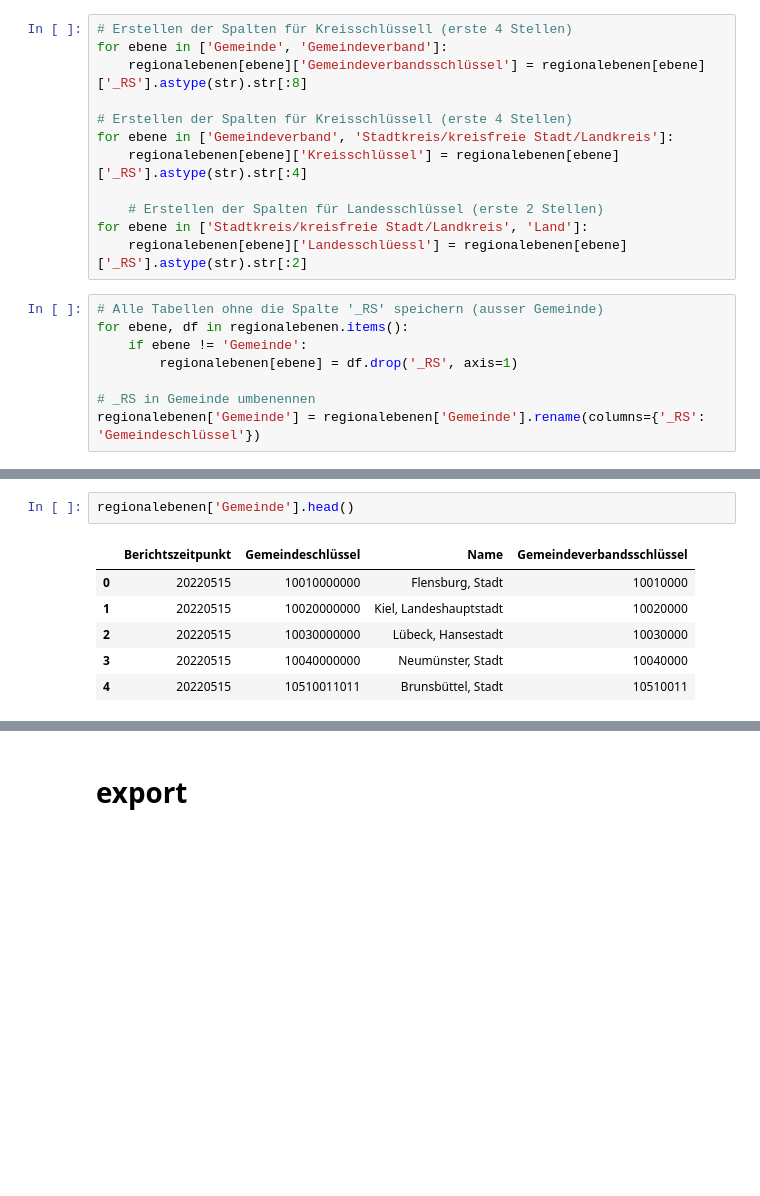
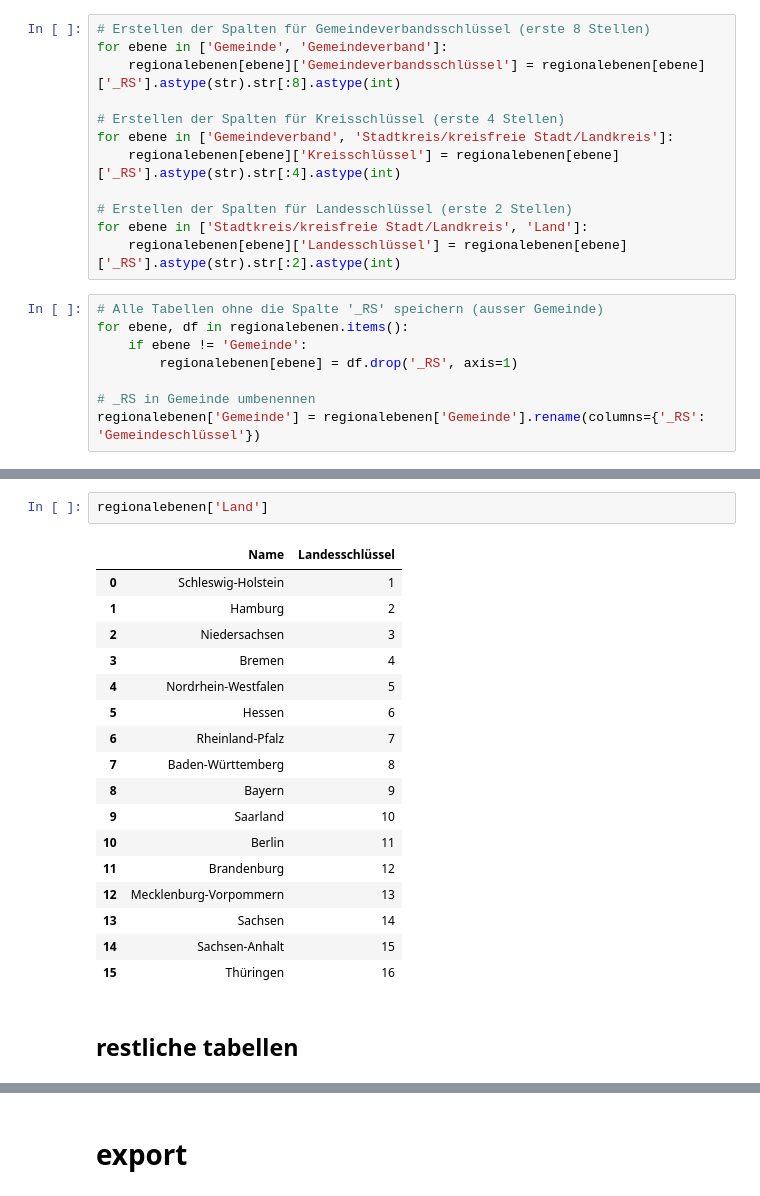
Before and after one commit to Reimser/sp3_1_studienarbeit, a Jupyter notebook: notebooks/import.ipynb, the cells around one changed output, grey strips where cells are left out. Cells and saved outputs as stored; diff of their text form; blank space fills up the shorter version.

```diff
--- a/notebooks/import.ipynb
+++ b/notebooks/import.ipynb
@@ -184,15 +188,15 @@ Beispiel für die Gemeindetabelle:
 # %%
-# Erstellen der Spalten für Kreisschlüssell (erste 4 Stellen)
+# Erstellen der Spalten für Gemeindeverbandsschlüssel (erste 8 Stellen)
 for ebene in ['Gemeinde', 'Gemeindeverband']:
-    regionalebenen[ebene]['Gemeindeverbandsschlüssel'] = regionalebenen[ebene]['_RS'].astype(str).str[:8]
+    regionalebenen[ebene]['Gemeindeverbandsschlüssel'] = regionalebenen[ebene]['_RS'].astype(str).str[:8].astype(int)
 
-# Erstellen der Spalten für Kreisschlüssell (erste 4 Stellen)
+# Erstellen der Spalten für Kreisschlüssel (erste 4 Stellen)
 for ebene in ['Gemeindeverband', 'Stadtkreis/kreisfreie Stadt/Landkreis']:
-    regionalebenen[ebene]['Kreisschlüssel'] = regionalebenen[ebene]['_RS'].astype(str).str[:4]
+    regionalebenen[ebene]['Kreisschlüssel'] = regionalebenen[ebene]['_RS'].astype(str).str[:4].astype(int)
 
-    # Erstellen der Spalten für Landesschlüssel (erste 2 Stellen)
+# Erstellen der Spalten für Landesschlüssel (erste 2 Stellen)
 for ebene in ['Stadtkreis/kreisfreie Stadt/Landkreis', 'Land']:
-    regionalebenen[ebene]['Landesschlüessl'] = regionalebenen[ebene]['_RS'].astype(str).str[:2]
+    regionalebenen[ebene]['Landesschlüssel'] = regionalebenen[ebene]['_RS'].astype(str).str[:2].astype(int)
 # %%
 # Alle Tabellen ohne die Spalte '_RS' speichern (ausser Gemeinde)
 for ebene, df in regionalebenen.items():
@@ -236,9 +240,22 @@ Gemeindeverbandstabelle:
-# %%
-regionalebenen['Gemeinde'].head()
-# %% [output]
-|  | Berichtszeitpunkt | Gemeindeschlüssel | Name | Gemeindeverbandsschlüssel |
-| 0 | 20220515 | 10010000000 | Flensburg, Stadt | 10010000 |
-| 1 | 20220515 | 10020000000 | Kiel, Landeshauptstadt | 10020000 |
-| 2 | 20220515 | 10030000000 | Lübeck, Hansestadt | 10030000 |
-| 3 | 20220515 | 10040000000 | Neumünster, Stadt | 10040000 |
-| 4 | 20220515 | 10510011011 | Brunsbüttel, Stadt | 10510011 |
+# %%
+regionalebenen['Land']
+# %% [output]
+|  | Name | Landesschlüssel |
+| 0 | Schleswig-Holstein | 1 |
+| 1 | Hamburg | 2 |
+| 2 | Niedersachsen | 3 |
+| 3 | Bremen | 4 |
+| 4 | Nordrhein-Westfalen | 5 |
+| 5 | Hessen | 6 |
+| 6 | Rheinland-Pfalz | 7 |
+| 7 | Baden-Württemberg | 8 |
+| 8 | Bayern | 9 |
+| 9 | Saarland | 10 |
+| 10 | Berlin | 11 |
+| 11 | Brandenburg | 12 |
+| 12 | Mecklenburg-Vorpommern | 13 |
+| 13 | Sachsen | 14 |
+| 14 | Sachsen-Anhalt | 15 |
+| 15 | Thüringen | 16 |
+# %% [markdown]
+## restliche tabellen
```
Also changed, not shown: parts of 7 cells of this notebook.
